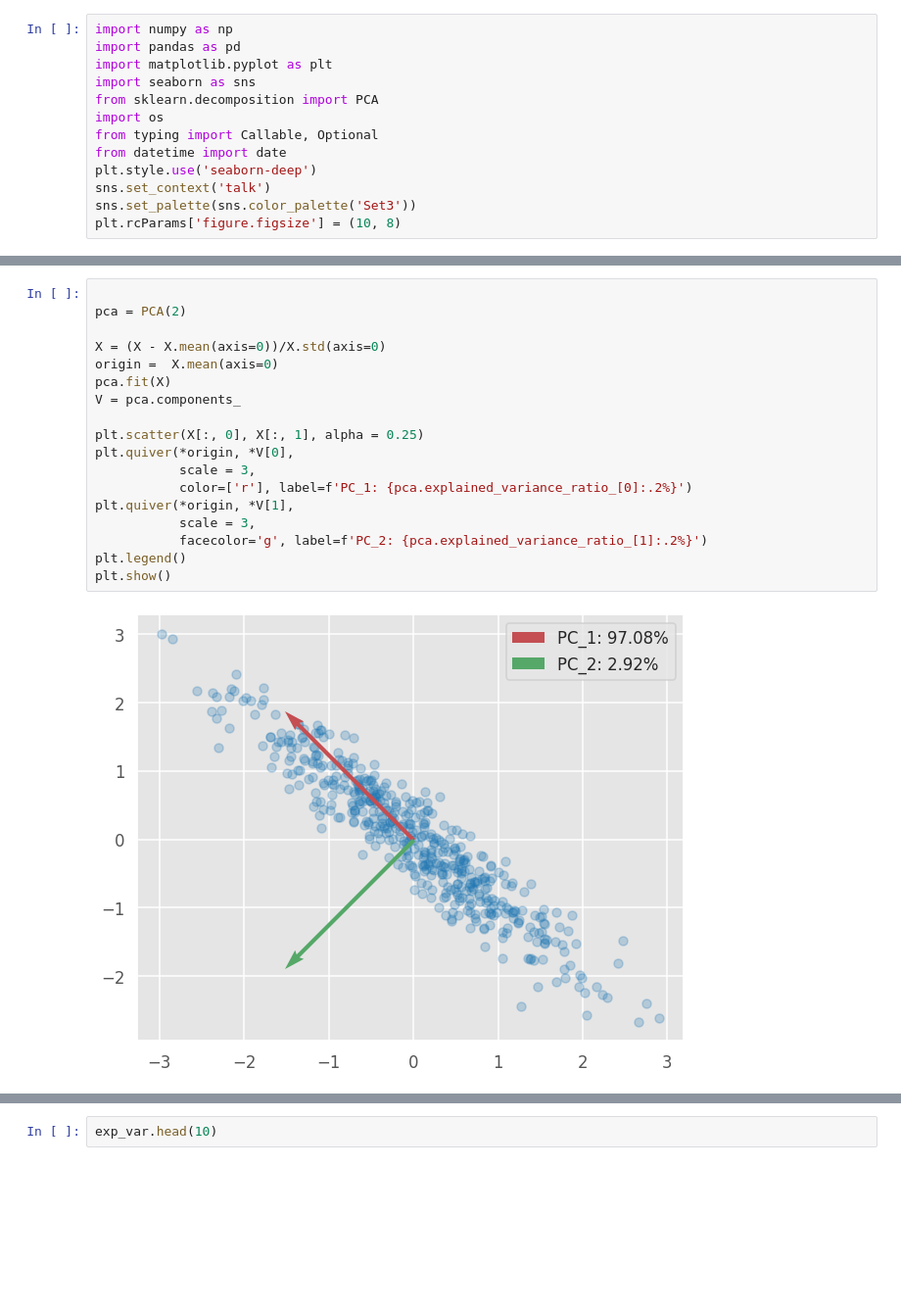
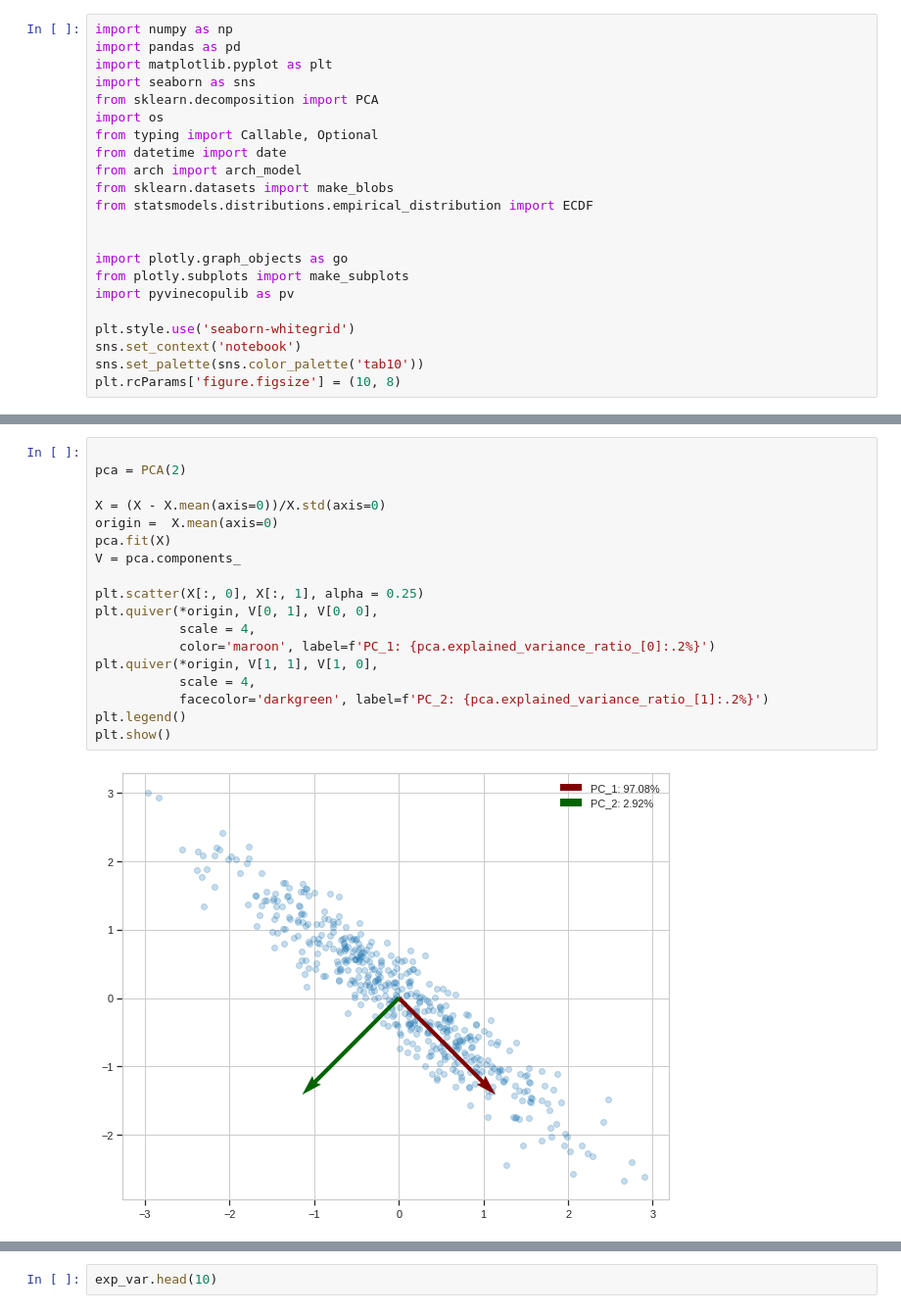
Before and after one commit to PiotMik/OIS_curve_modeling, a Jupyter notebook: OIS_Curve_modelling.ipynb, the cells around one changed output, grey strips where cells are left out. Shown at 98% size. Cells and saved outputs as stored; diff of their text form; blank space fills up the shorter version.

```diff
--- a/OIS_Curve_modelling.ipynb
+++ b/OIS_Curve_modelling.ipynb
@@ -20,7 +20,16 @@ from sklearn.decomposition import PCA
 import os
 from typing import Callable, Optional
 from datetime import date
-plt.style.use('seaborn-deep')
-sns.set_context('talk')
-sns.set_palette(sns.color_palette('Set3'))
+from arch import arch_model
+from sklearn.datasets import make_blobs
+from statsmodels.distributions.empirical_distribution import ECDF
+
+
+import plotly.graph_objects as go
+from plotly.subplots import make_subplots
+import pyvinecopulib as pv
+
+plt.style.use('seaborn-whitegrid')
+sns.set_context('notebook')
+sns.set_palette(sns.color_palette('tab10'))
 plt.rcParams['figure.figsize'] = (10, 8)
@@ -249,20 +228,20 @@ plt.scatter(X[:, 0], X[:, 1]);
 # %%
 
 pca = PCA(2)
 
 X = (X - X.mean(axis=0))/X.std(axis=0)
 origin =  X.mean(axis=0)
 pca.fit(X)
 V = pca.components_
 
 plt.scatter(X[:, 0], X[:, 1], alpha = 0.25)
-plt.quiver(*origin, *V[0],
-           scale = 3,
-           color=['r'], label=f'PC_1: {pca.explained_variance_ratio_[0]:.2%}')
-plt.quiver(*origin, *V[1],
-           scale = 3,
-           facecolor='g', label=f'PC_2: {pca.explained_variance_ratio_[1]:.2%}')
+plt.quiver(*origin, V[0, 1], V[0, 0],
+           scale = 4,
+           color='maroon', label=f'PC_1: {pca.explained_variance_ratio_[0]:.2%}')
+plt.quiver(*origin, V[1, 1], V[1, 0],
+           scale = 4,
+           facecolor='darkgreen', label=f'PC_2: {pca.explained_variance_ratio_[1]:.2%}')
 plt.legend()
 plt.show()
 # %% [output]
-[figure, old version]
+[figure, new version]
```
Also changed, not shown: parts of 43 cells of this notebook.
